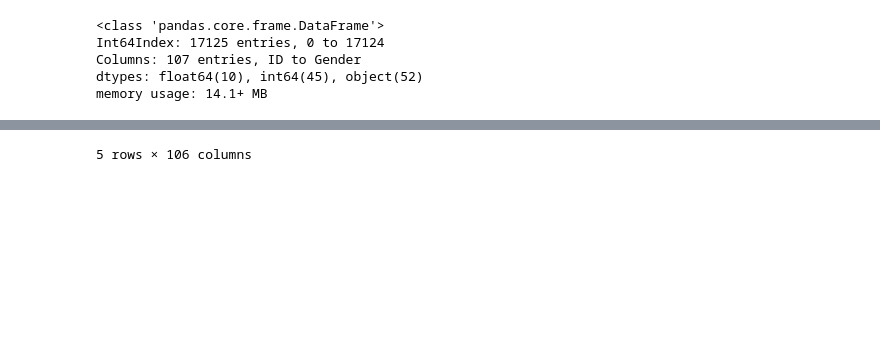
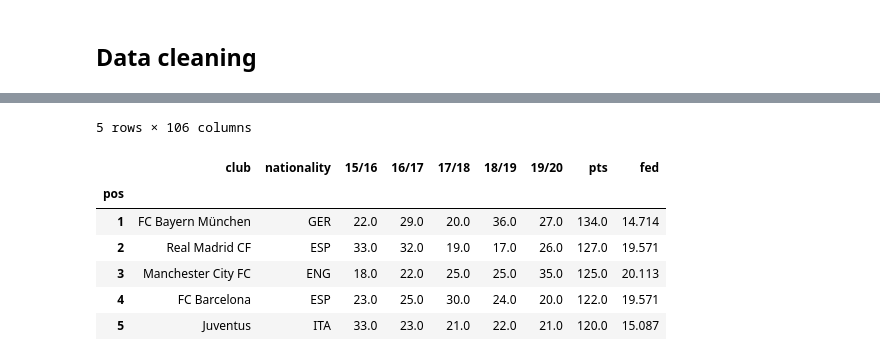
Before and after one commit to felagund93/fifa2020_IH_mini_project, a Jupyter notebook: fifa_miniproject_script.ipynb, the cells around one changed output, grey strips where cells are left out. Drawn from its saved outputs; the diff is of its cells as text; code cells hidden in the pictures; blank space fills up the shorter version.

```diff
--- a/fifa_miniproject_script.ipynb
+++ b/fifa_miniproject_script.ipynb
@@ -48,26 +37,29 @@ fifa_df
-# %%
-fifa_df.info()
-# %% [output]
-<class 'pandas.core.frame.DataFrame'>
-Int64Index: 17125 entries, 0 to 17124
-Columns: 107 entries, ID to Gender
-dtypes: float64(10), int64(45), object(52)
-memory usage: 14.1+ MB
+# %% [markdown]
+## Data cleaning
 # %%
 def col_names_std(df):
     import pandas as pd
     import numpy as np
     df.columns = [df.columns[i].lower().replace(' ','_') for i in range(len(df.columns))]
     return df
 
 fifa_df=col_names_std(fifa_df)
-fifa_df.head()
+uefa_df=col_names_std(uefa_df).rename({'país': 'nationality'}, axis=1).set_index('pos', drop=True)
+display(fifa_df.head())
+uefa_df.head()
 # %% [output]
 |  | name | age | ova | nationality | club | bov | bp | position | player_photo | club_logo | ... |
 | ID |  |  |  |  |  |  |  |  |  |  | ... |
 | 2 | G. Pasquale | 33 | 69 | Italy | Udinese | 71 | LWB | LM | https://cdn.sofifa.com/players/00... | https://cdn.sofifa.com/teams/55/l... | ... |
 | 16 | Luis García | 37 | 71 | Spain | KAS Eupen | 70 | CM | CM CAM CDM | https://cdn.sofifa.com/players/00... | https://cdn.sofifa.com/teams/2013... | ... |
 | 27 | J. Cole | 33 | 71 | England | Coventry City | 71 | CAM | CAM RM RW LM | https://cdn.sofifa.com/players/00... | https://cdn.sofifa.com/teams/1800... | ... |
 | 36 | D. Yorke | 36 | 68 | Trinidad &amp; Tobago | Sunderland | 70 | ST | NaN | https://cdn.sofifa.com/players/00... | https://cdn.sofifa.com/teams/106/... | ... |
 | 41 | Iniesta | 36 | 81 | Spain | Vissel Kobe | 82 | CAM | CM CAM | https://cdn.sofifa.com/players/00... | https://cdn.sofifa.com/teams/1011... | ... |
 5 rows × 106 columns
+|  | club | nationality | 15/16 | 16/17 | 17/18 | 18/19 | 19/20 | pts | fed |
+| pos |  |  |  |  |  |  |  |  |  |
+| 1 | FC Bayern München | GER | 22.0 | 29.0 | 20.0 | 36.0 | 27.0 | 134.0 | 14.714 |
+| 2 | Real Madrid CF | ESP | 33.0 | 32.0 | 19.0 | 17.0 | 26.0 | 127.0 | 19.571 |
+| 3 | Manchester City FC | ENG | 18.0 | 22.0 | 25.0 | 25.0 | 35.0 | 125.0 | 20.113 |
+| 4 | FC Barcelona | ESP | 23.0 | 25.0 | 30.0 | 24.0 | 20.0 | 122.0 | 19.571 |
+| 5 | Juventus | ITA | 33.0 | 23.0 | 21.0 | 22.0 | 21.0 | 120.0 | 15.087 |
```
Also changed, not shown: parts of 19 cells of this notebook, 1 other file.
